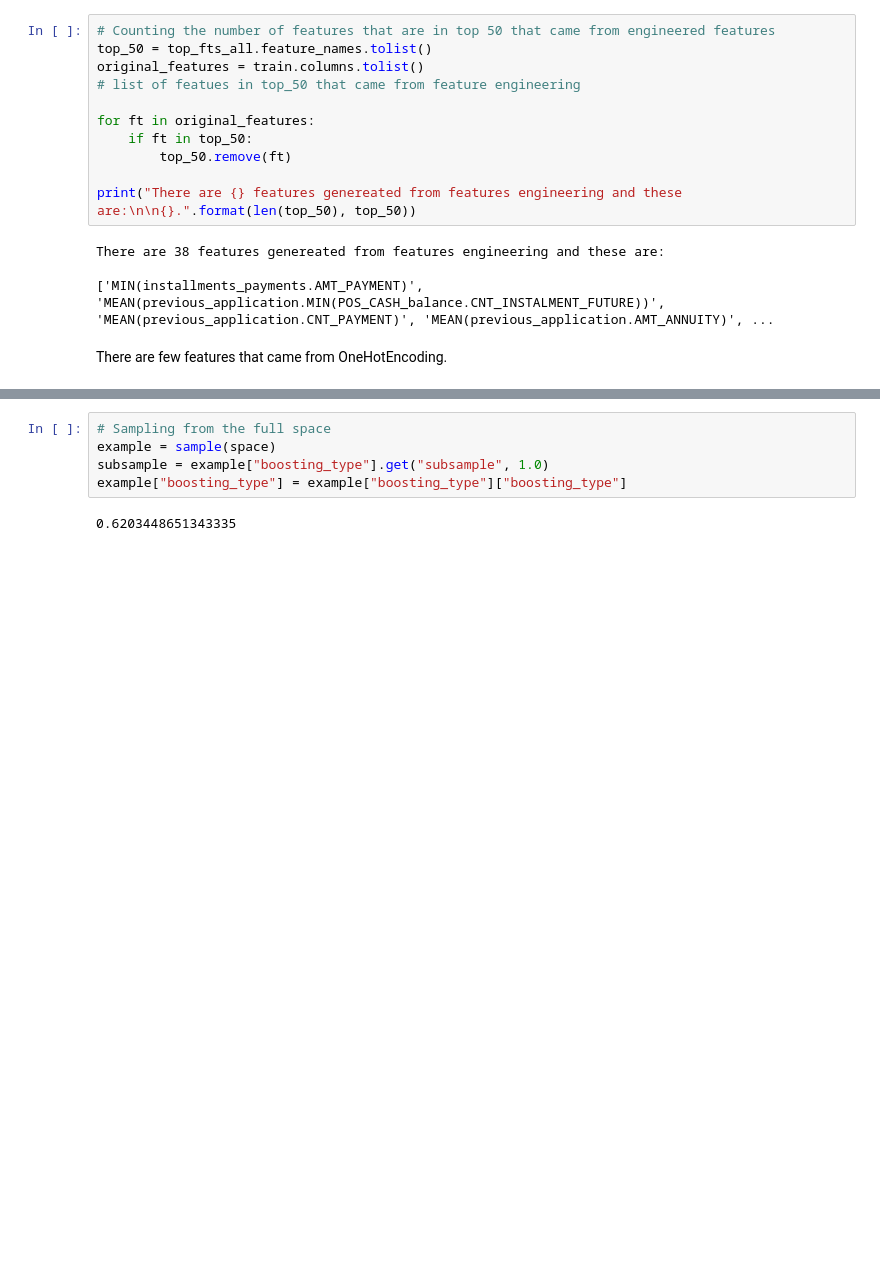
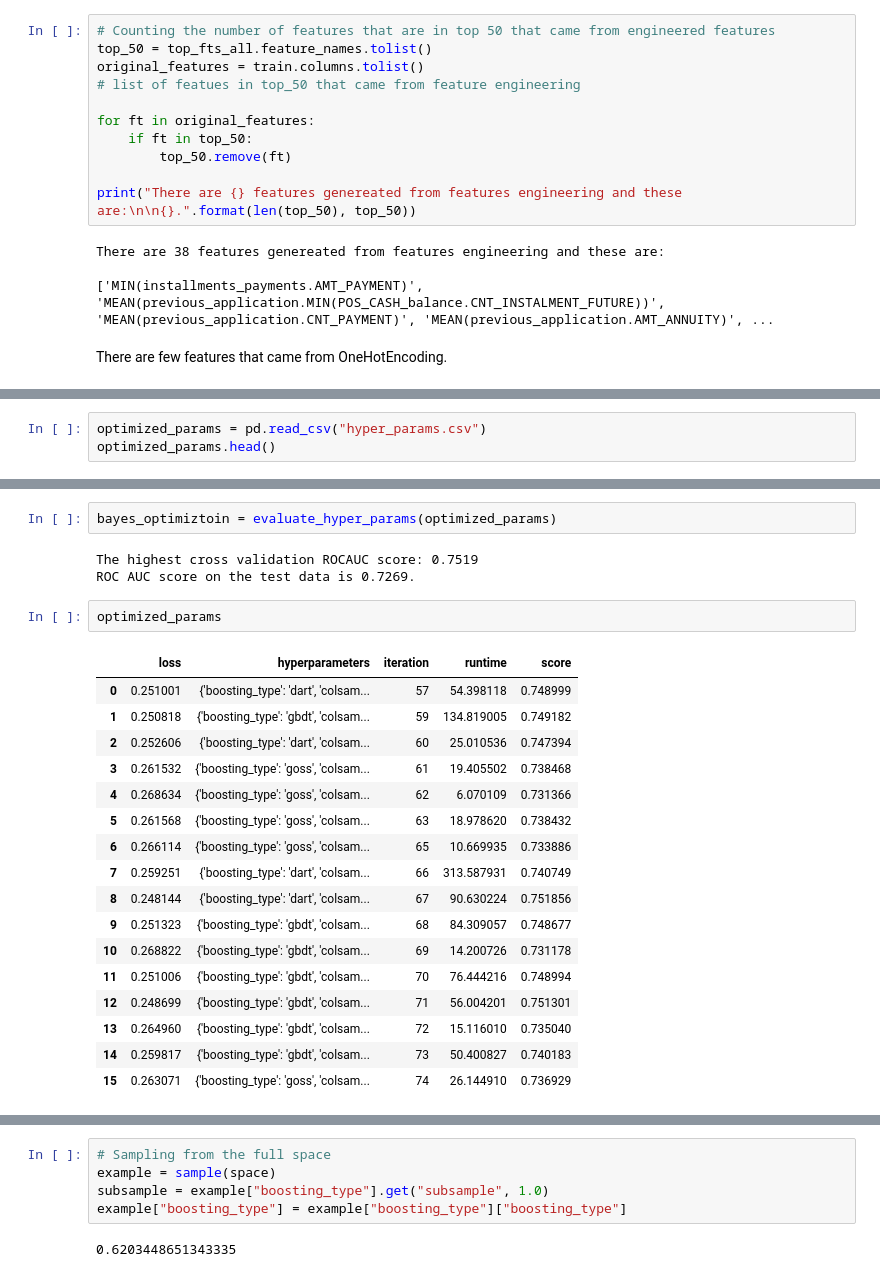
Before and after one commit to zahid1202/Credit_Default_Risk, a Jupyter notebook: Automated_Feature_Engineering.ipynb, the cells around one changed output, grey strips where cells are left out. Saved outputs shown, nothing was run; the diff lists cells and outputs as text; blank space fills up the shorter version.

```diff
--- a/Automated_Feature_Engineering.ipynb
+++ b/Automated_Feature_Engineering.ipynb
@@ -1265,0 +1444,3 @@ hyper_params
+# %%
+optimized_params = pd.read_csv("hyper_params.csv")
+optimized_params.head()
@@ -1265,0 +1503,25 @@ hyper_params
+# %%
+bayes_optimiztoin = evaluate_hyper_params(optimized_params)
+# %% [output]
+The highest cross validation ROCAUC score: 0.7519
+ROC AUC score on the test data is 0.7269.
+# %%
+optimized_params
+# %% [output]
+|  | loss | hyperparameters | iteration | runtime | score |
+| 0 | 0.251001 | {'boosting_type': 'dart', 'colsam... | 57 | 54.398118 | 0.748999 |
+| 1 | 0.250818 | {'boosting_type': 'gbdt', 'colsam... | 59 | 134.819005 | 0.749182 |
+| 2 | 0.252606 | {'boosting_type': 'dart', 'colsam... | 60 | 25.010536 | 0.747394 |
+| 3 | 0.261532 | {'boosting_type': 'goss', 'colsam... | 61 | 19.405502 | 0.738468 |
+| 4 | 0.268634 | {'boosting_type': 'goss', 'colsam... | 62 | 6.070109 | 0.731366 |
+| 5 | 0.261568 | {'boosting_type': 'goss', 'colsam... | 63 | 18.978620 | 0.738432 |
+| 6 | 0.266114 | {'boosting_type': 'goss', 'colsam... | 65 | 10.669935 | 0.733886 |
+| 7 | 0.259251 | {'boosting_type': 'dart', 'colsam... | 66 | 313.587931 | 0.740749 |
+| 8 | 0.248144 | {'boosting_type': 'dart', 'colsam... | 67 | 90.630224 | 0.751856 |
+| 9 | 0.251323 | {'boosting_type': 'gbdt', 'colsam... | 68 | 84.309057 | 0.748677 |
+| 10 | 0.268822 | {'boosting_type': 'gbdt', 'colsam... | 69 | 14.200726 | 0.731178 |
+| 11 | 0.251006 | {'boosting_type': 'gbdt', 'colsam... | 70 | 76.444216 | 0.748994 |
+| 12 | 0.248699 | {'boosting_type': 'gbdt', 'colsam... | 71 | 56.004201 | 0.751301 |
+| 13 | 0.264960 | {'boosting_type': 'gbdt', 'colsam... | 72 | 15.116010 | 0.735040 |
+| 14 | 0.259817 | {'boosting_type': 'gbdt', 'colsam... | 73 | 50.400827 | 0.740183 |
+| 15 | 0.263071 | {'boosting_type': 'goss', 'colsam... | 74 | 26.144910 | 0.736929 |
```
Also changed, not shown: parts of 38 cells of this notebook.
